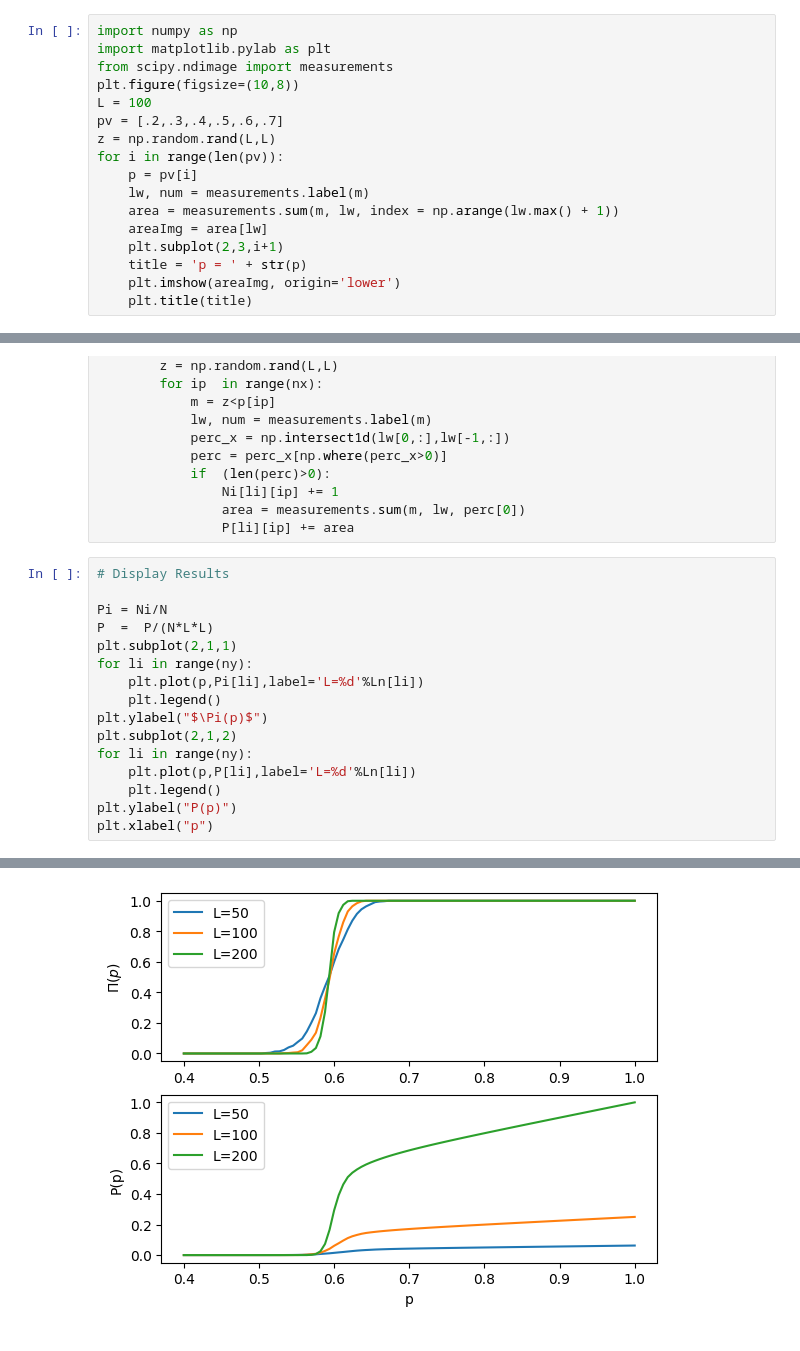
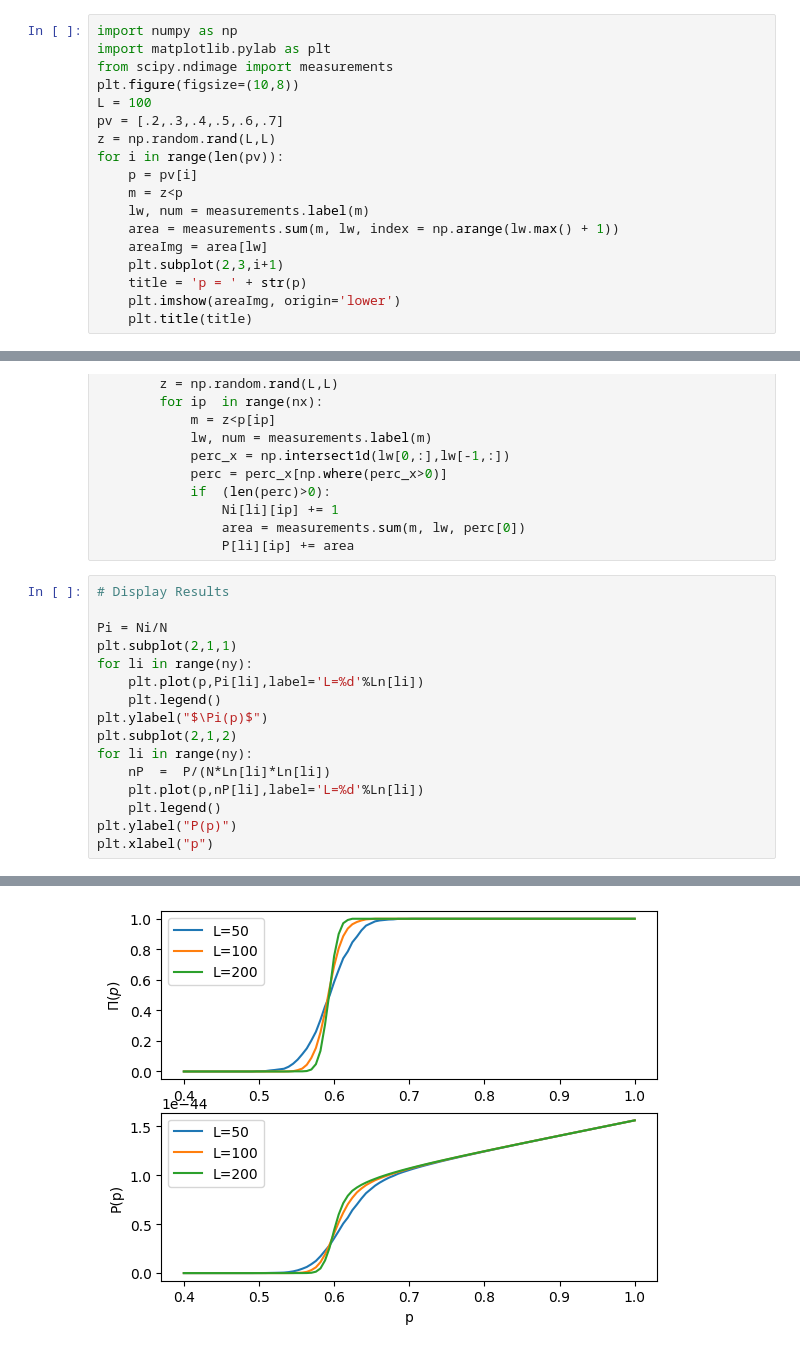
Before and after one commit to fuzzypicklz/Percolation-Theory, a Jupyter notebook: Homework/Percolation Theory Using Python.ipynb, the cells around one changed output, grey strips where cells are left out. Drawn from its saved outputs; the diff is of its cells as text.

```diff
--- a/Homework/Percolation Theory Using Python.ipynb
+++ b/Homework/Percolation Theory Using Python.ipynb
@@ -12,6 +14,7 @@ pv = [.2,.3,.4,.5,.6,.7]
 z = np.random.rand(L,L)
 for i in range(len(pv)):
     p = pv[i]
+    m = z<p
     lw, num = measurements.label(m)
     area = measurements.sum(m, lw, index = np.arange(lw.max() + 1))
     areaImg = area[lw]
@@ -103,7 +108,6 @@ for li in range(ny):
 # Display Results
 
 Pi = Ni/N
-P  =  P/(N*L*L)
 plt.subplot(2,1,1)
 for li in range(ny):
     plt.plot(p,Pi[li],label='L=%d'%Ln[li])
@@ -111,7 +115,8 @@ for li in range(ny):
 plt.ylabel("$\Pi(p)$")
 plt.subplot(2,1,2)
 for li in range(ny):
-    plt.plot(p,P[li],label='L=%d'%Ln[li])
+    nP  =  P/(N*Ln[li]*Ln[li])
+    plt.plot(p,nP[li],label='L=%d'%Ln[li])
     plt.legend()
 plt.ylabel("P(p)")
 plt.xlabel("p")
@@ -120 +141 @@ Text(0.5, 0, 'p')
-[figure, old version]
+[figure, new version]
```
Also changed, not shown: parts of 3 cells of this notebook.
